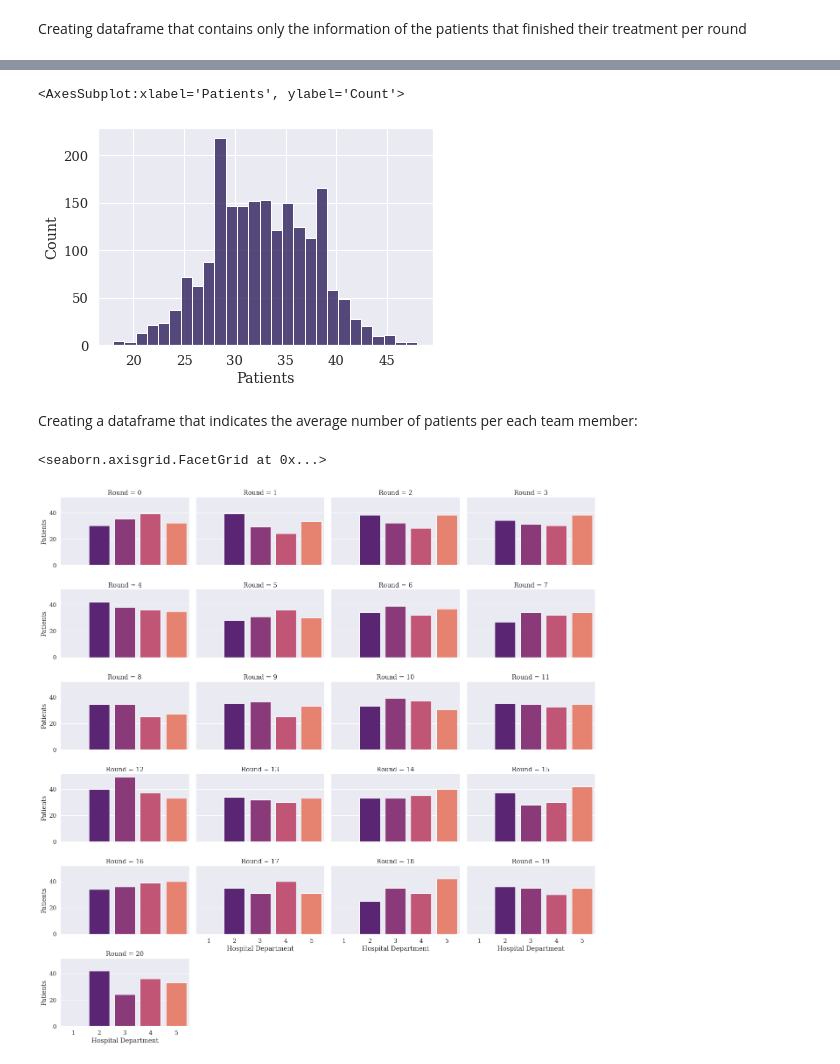
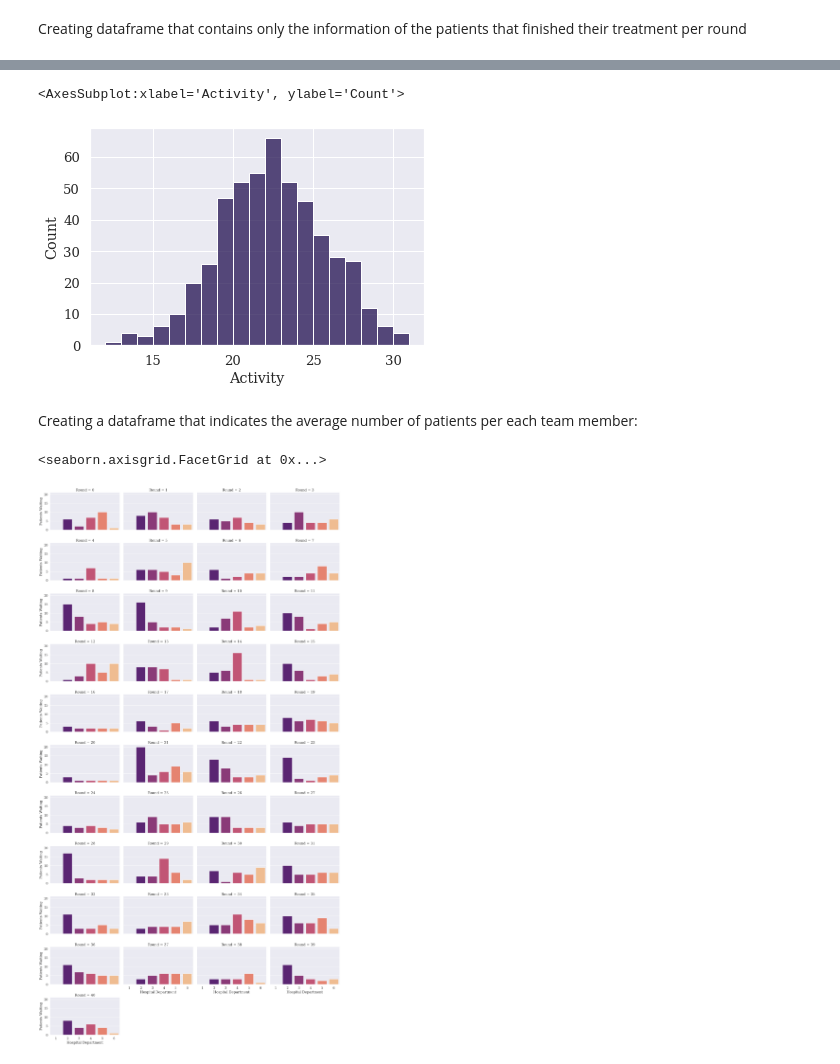
Before and after one commit to GabyCisnerosV/SmallProjects, a Jupyter notebook: Goldratts_Dice_Game.ipynb, the cells around one changed output, grey strips where cells are left out. Saved outputs shown, nothing was run; the diff lists cells and outputs as text; code cells hidden in the pictures.

```diff
--- a/Goldratts_Dice_Game.ipynb
+++ b/Goldratts_Dice_Game.ipynb
@@ -30,7 +32,7 @@ Round=np.array([0,0,0,0,0,0])
 # %% [markdown]
 Selecting the number of rounds:
 # %%
-Rounds=range(0,2000)
+Rounds=range(0,500)
 # %% [markdown]
 Dice Game Configuration:
 # %%
@@ -46,29 +48,29 @@ for r in Rounds: #round start
 
             #Upgrades according to each member:
             if Person[-1]==1:
-                Patients=np.append(Patients,0) #num pf patients in that state is equal to the dice
+                PatientsWaiting=np.append(PatientsWaiting,0) #num pf patients in that state is equal to the dice
                 Activity=np.append(Activity,Dice)
-                Patients=np.append(Patients,Dice+Patients[-6]) #Upgrade for the next person
+                StillWaiting=np.append(StillWaiting,Capacity[-1]-Activity[-1]) #Upgrade for the next person
 
             elif Person[-1]==0: #this is the number of patients outsize
-                Activity=np.append(Activity,0)
+                PatientsWaiting=np.append(PatientsWaiting,0) #num pf patients in that state is equal to the dice
+                Activity=np.append(Activity,Activity[-1]+Activity[-7]) #this is the cummulative number of patients being treated
+                StillWaiting=np.append(StillWaiting,0) #Upgrade for the next person
+                Capacity[-1]=0
 
             else:
-                if Patients[-1]>=Dice:
-                    Activity=np.append(Activity,Dice)
-                    Patients=np.append(Patients,Dice+Patients[-6]) #Upgrade for the next person
-
-                else:
-                    Activity=np.append(Activity,Patients[-1])
-                    Patients=np.append(Patients,Patients[-1]+Patients[-6]) #Upgrade for the next person
+                PatientsWaiting=np.append(PatientsWaiting,StillWaiting[-7]+Activity[-1]) #num pf patients in that state is equal to the dice
+                Activity=np.append(Activity,min(PatientsWaiting[-1],Capacity[-1]))
+                StillWaiting=np.append(StillWaiting,PatientsWaiting[-1]-Activity[-1]) #Upgrade for the next person
 
     #To reset initial states
-    Patients=np.append(Patients,[0,0,0,0,0,0])
-    Capacity=np.append(Capacity,[0,0,0,0,0,0])
-    Activity=np.append(Activity,[0,0,0,0,0,0])
-    Person=np.append(Person,[0,0,0,0,0,0])
-    Round=np.append(Round,[0,0,0,0,0,0])
-    Days=np.append(Days,[0,0,0,0,0,0])
+    PatientsWaiting=np.append(PatientsWaiting,[0,0,0,0,0,0,0])
+    StillWaiting=np.append(StillWaiting,[0,0,0,0,0,0,0])
+    Capacity=np.append(Capacity,[0,0,0,0,0,0,0])
+    Activity=np.append(Activity,[0,0,0,0,0,0,0])
+    Person=np.append(Person,[0,0,0,0,0,0,0])
+    Round=np.append(Round,[0,0,0,0,0,0,0])
+    Days=np.append(Days,[0,0,0,0,0,0,0])
 # %% [markdown]
 Creating a dataframe with the arrays:
 # %%
@@ -76,8 +78,11 @@ Results=pd.DataFrame()
 Results["Round"]=Round
 Results["Days"]=Days
 Results["Hospital Department"]=Person
-Results["Patients"]=Patients
+Results["Patients Waiting"]=PatientsWaiting
 Results["Capacity"]=Capacity
 Results["Activity"]=Activity
+Results["Patients Still Waiting"]=StillWaiting
+
 
 FinalResults=Results[Results["Days"]!=0] #Cleaning the dataframe
+FinalResults.head(15)
@@ -103,17 +126,17 @@ memory usage: 62.5 KB
 # %%
 sns.set_theme(style="darkgrid", palette="magma",font_scale=1.2,font="serif")
-sns.histplot(data=OnlyFinalPatients, x="Patients")
+sns.histplot(data=OnlyFinalPatients, x="Activity")
 # %% [output]
-<AxesSubplot:xlabel='Patients', ylabel='Count'>
+<AxesSubplot:xlabel='Activity', ylabel='Count'>
-[figure, old version]
+[figure, new version]
 # %% [markdown]
 Creating a dataframe that indicates the average number of patients per each team member:
 # %%
 FinalPerTeamMember=FinalResults[(FinalResults["Hospital Department"]!=0) & (FinalResults["Days"]==10)]
 # %%
-sns.catplot(x="Hospital Department", y="Patients", data=FinalPerTeamMember[FinalPerTeamMember["Round"]<=20],col="Round",col_wrap=4,kind="bar",height=3,aspect=1.5)
+sns.catplot(x="Hospital Department", y="Patients Waiting", data=FinalPerTeamMember[FinalPerTeamMember["Round"]<=40],col="Round",col_wrap=4,kind="bar",height=3,aspect=1.5)
 
 #The tallest bar tell us where the bottle neck was located in the first 20 rounds of the simulation.
 # %% [output]
 <seaborn.axisgrid.FacetGrid at 0x...>
-[figure, old version]
+[figure, new version]
```
Also changed, not shown: parts of 3 cells of this notebook.
